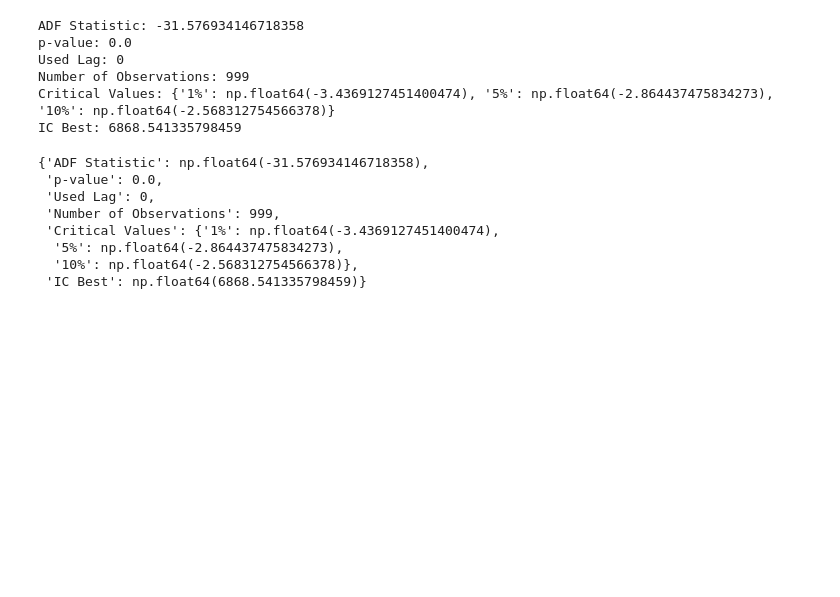
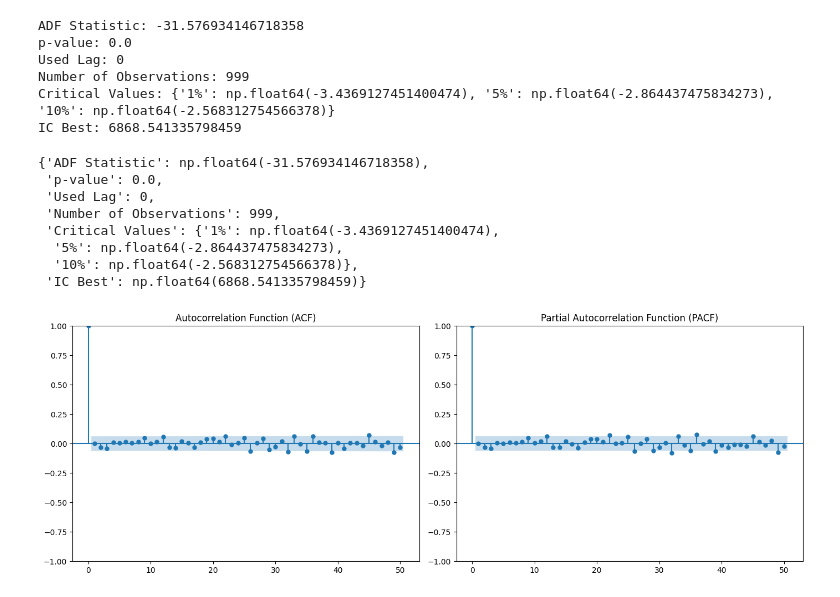
Before and after one commit to vijaivimu/TimeSeriesAnalysis, a Jupyter notebook: src/dataExploration.ipynb, the cells around one changed output. Saved outputs shown, nothing was run; the diff lists cells and outputs as text; code cells hidden in the pictures; blank space fills up the shorter version.

Commit message:
ACF & PACF

```diff
--- a/src/dataExploration.ipynb
+++ b/src/dataExploration.ipynb
@@ -605,3 +605,22 @@ IC Best: 6868.541335798459
   '5%': np.float64(-2.864437475834273),
   '10%': np.float64(-2.568312754566378)},
  'IC Best': np.float64(6868.541335798459)}
+# %%
+import matplotlib.pyplot as plt
+from statsmodels.graphics.tsaplots import plot_acf, plot_pacf
+
+# Plot ACF and PACF
+fig, axes = plt.subplots(1, 2, figsize=(14, 5))
+
+# ACF plot
+plot_acf(df['EnergyConsumption'], ax=axes[0], lags=50)
+axes[0].set_title('Autocorrelation Function (ACF)')
+
+# PACF plot
+plot_pacf(df['EnergyConsumption'], ax=axes[1], lags=50, method='ywm')  # 'ywm' is more stable for large series
+axes[1].set_title('Partial Autocorrelation Function (PACF)')
+
+plt.tight_layout()
+plt.show()
+# %% [output]
+[figure, added]
```
